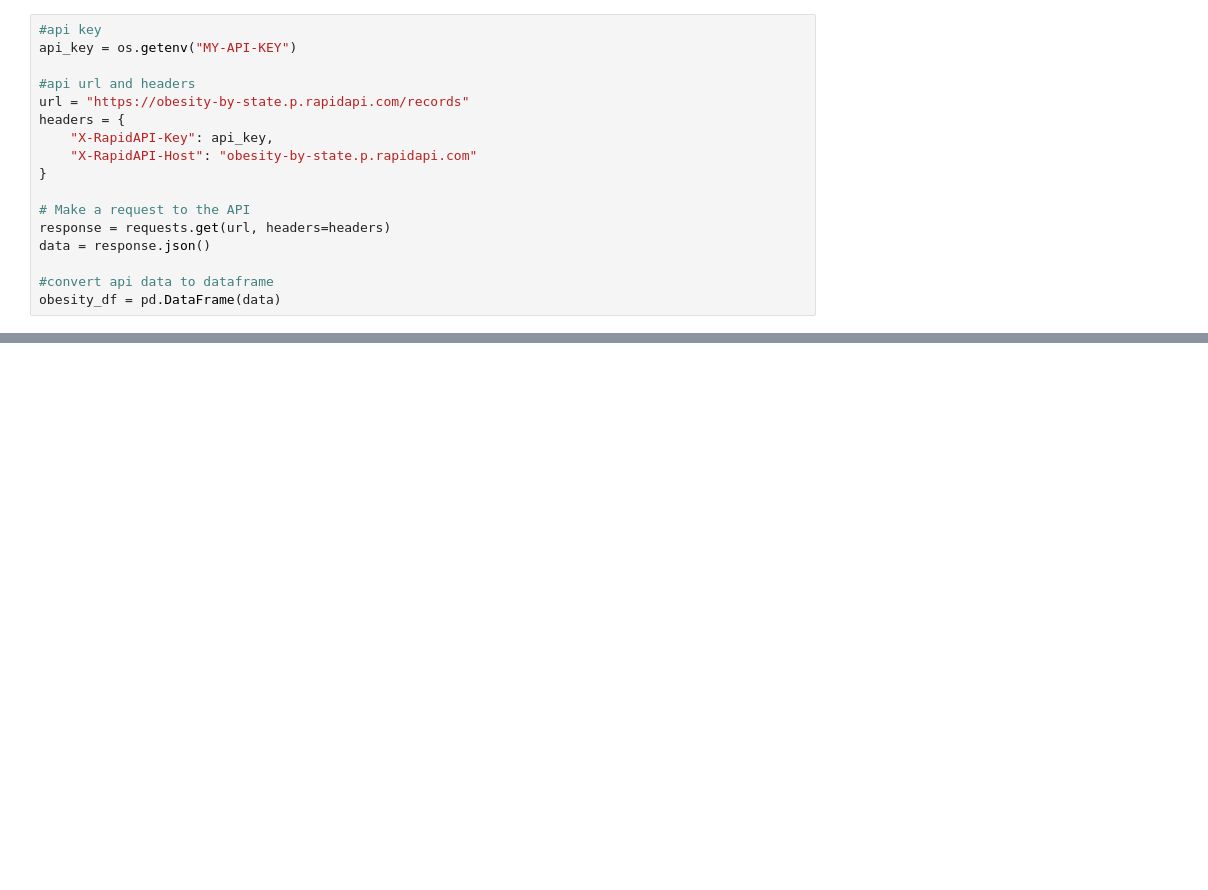
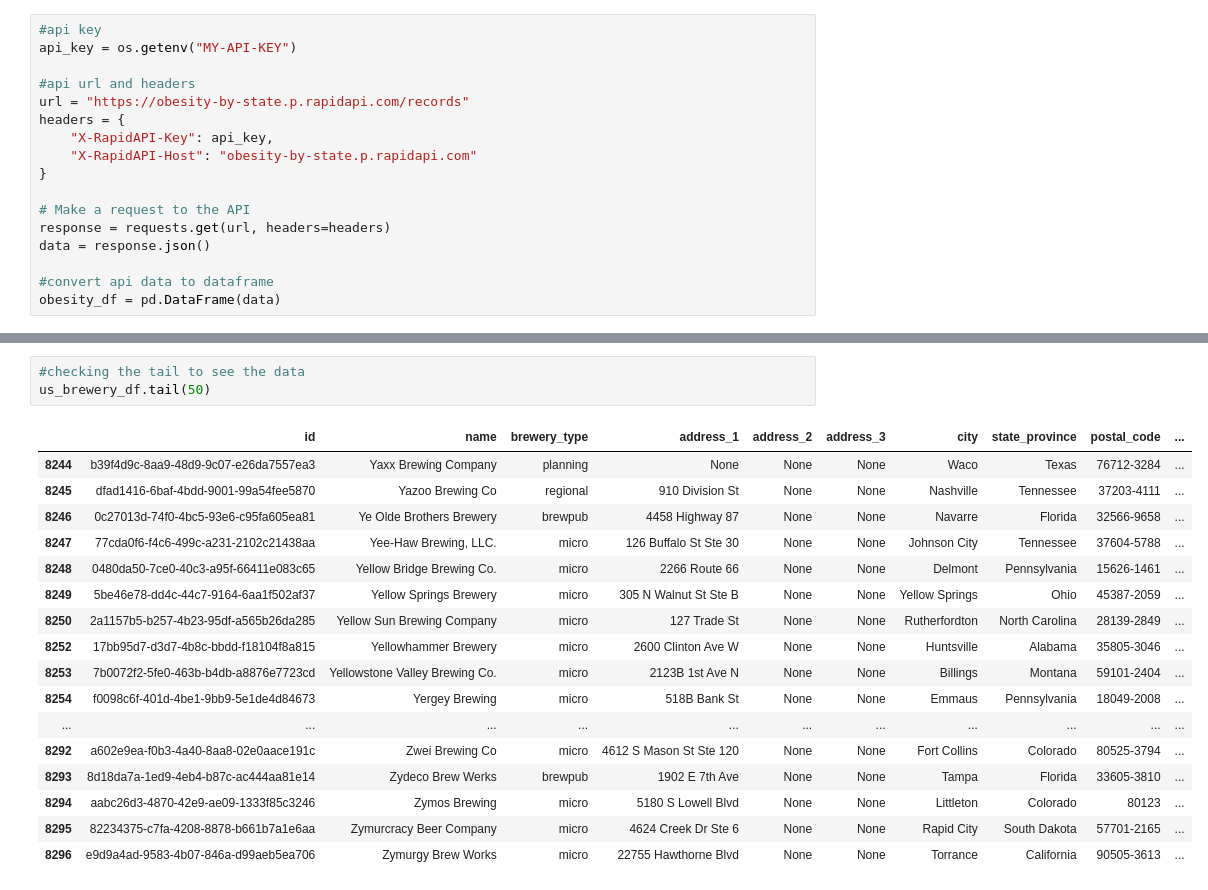
Before and after one commit to andrewb363/Project, a Jupyter notebook: main.ipynb, the cells around one changed output, grey strips where cells are left out. Drawn from its saved outputs; the diff is of its cells as text; blank space fills up the shorter version.

```diff
--- a/main.ipynb
+++ b/main.ipynb
@@ -48,0 +134,21 @@ obesity_df = pd.DataFrame(data)
+# %%
+#checking the tail to see the data
+us_brewery_df.tail(50)
+# %% [output]
+|  | id | name | brewery_type | address_1 | address_2 | address_3 | city | state_province | postal_code | ... |
+| 8244 | b39f4d9c-8aa9-48d9-9c07-e26da7557ea3 | Yaxx Brewing Company | planning | None | None | None | Waco | Texas | 76712-3284 | ... |
+| 8245 | dfad1416-6baf-4bdd-9001-99a54fee5870 | Yazoo Brewing Co | regional | 910 Division St | None | None | Nashville | Tennessee | 37203-4111 | ... |
+| 8246 | 0c27013d-74f0-4bc5-93e6-c95fa605ea81 | Ye Olde Brothers Brewery | brewpub | 4458 Highway 87 | None | None | Navarre | Florida | 32566-9658 | ... |
+| 8247 | 77cda0f6-f4c6-499c-a231-2102c21438aa | Yee-Haw Brewing, LLC. | micro | 126 Buffalo St Ste 30 | None | None | Johnson City | Tennessee | 37604-5788 | ... |
+| 8248 | 0480da50-7ce0-40c3-a95f-66411e083c65 | Yellow Bridge Brewing Co. | micro | 2266 Route 66 | None | None | Delmont | Pennsylvania | 15626-1461 | ... |
+| 8249 | 5be46e78-dd4c-44c7-9164-6aa1f502af37 | Yellow Springs Brewery | micro | 305 N Walnut St Ste B | None | None | Yellow Springs | Ohio | 45387-2059 | ... |
+| 8250 | 2a1157b5-b257-4b23-95df-a565b26da285 | Yellow Sun Brewing Company | micro | 127 Trade St | None | None | Rutherfordton | North Carolina | 28139-2849 | ... |
+| 8252 | 17bb95d7-d3d7-4b8c-bbdd-f18104f8a815 | Yellowhammer Brewery | micro | 2600 Clinton Ave W | None | None | Huntsville | Alabama | 35805-3046 | ... |
+| 8253 | 7b0072f2-5fe0-463b-b4db-a8876e7723cd | Yellowstone Valley Brewing Co. | micro | 2123B 1st Ave N | None | None | Billings | Montana | 59101-2404 | ... |
+| 8254 | f0098c6f-401d-4be1-9bb9-5e1de4d84673 | Yergey Brewing | micro | 518B Bank St | None | None | Emmaus | Pennsylvania | 18049-2008 | ... |
+| ... | ... | ... | ... | ... | ... | ... | ... | ... | ... | ... |
+| 8292 | a602e9ea-f0b3-4a40-8aa8-02e0aace191c | Zwei Brewing Co | micro | 4612 S Mason St Ste 120 | None | None | Fort Collins | Colorado | 80525-3794 | ... |
+| 8293 | 8d18da7a-1ed9-4eb4-b87c-ac444aa81e14 | Zydeco Brew Werks | brewpub | 1902 E 7th Ave | None | None | Tampa | Florida | 33605-3810 | ... |
+| 8294 | aabc26d3-4870-42e9-ae09-1333f85c3246 | Zymos Brewing | micro | 5180 S Lowell Blvd | None | None | Littleton | Colorado | 80123 | ... |
+| 8295 | 82234375-c7fa-4208-8878-b661b7a1e6aa | Zymurcracy Beer Company | micro | 4624 Creek Dr Ste 6 | None | None | Rapid City | South Dakota | 57701-2165 | ... |
+| 8296 | e9d9a4ad-9583-4b07-846a-d99aeb5ea706 | Zymurgy Brew Works | micro | 22755 Hawthorne Blvd | None | None | Torrance | California | 90505-3613 | ... |
```
Also changed, not shown: parts of 31 cells of this notebook.
